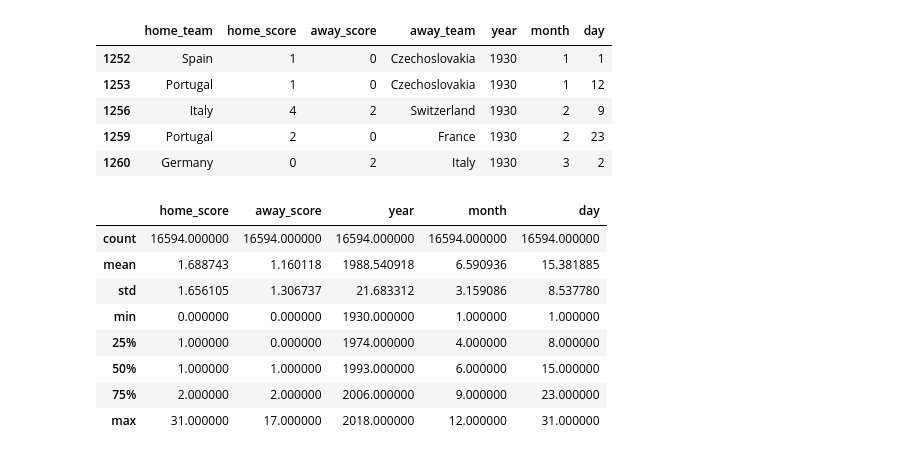
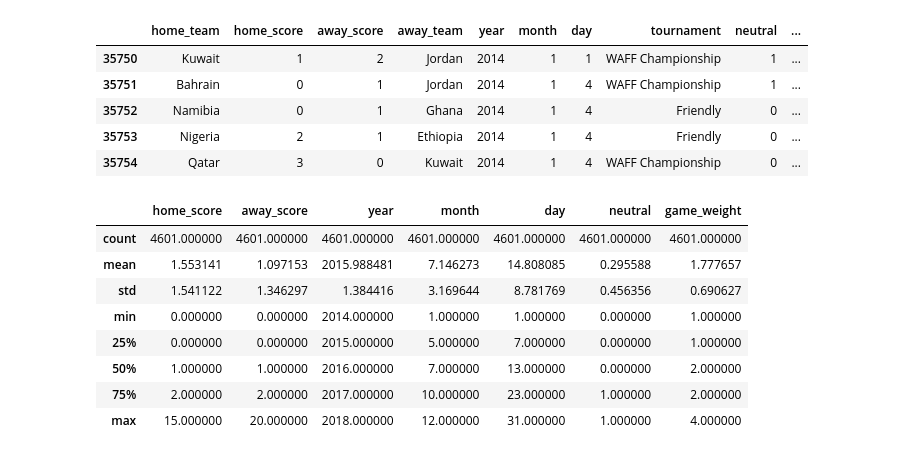
Before and after one commit to ianfreitas1/ic-futebol, a Jupyter notebook: International Matches.ipynb, the cells around one changed output. Saved outputs shown, nothing was run; the diff lists cells and outputs as text; code cells hidden in the pictures.

```diff
--- a/International Matches.ipynb
+++ b/International Matches.ipynb
@@ -1,38 +1,56 @@
 # %%
 import pandas as pd
 import matplotlib.pyplot as plt
 import numpy as np
 import seaborn
 from scipy.stats import poisson,skellam
 
 world_cup_matches = pd.read_csv("C:\\Users\\ianfr\\Documents\\dev\\inteligencia-computacional\\dataset\\results.csv")
 world_cup_matches['year'] = world_cup_matches['date'].str[:4].astype(int)
 world_cup_matches['month'] = world_cup_matches['date'].str[5:7].astype(int)
 world_cup_matches['day'] = world_cup_matches['date'].str[8:].astype(int)
-world_cup_matches = world_cup_matches[['home_team', 'home_score', 'away_score', 'away_team', 'year', 'month', 'day']]
-world_cup_matches = world_cup_matches[(world_cup_matches.year) >= 1930]
+world_cup_matches['neutral'] = world_cup_matches['neutral'].astype(int)
+lista = world_cup_matches['tournament'].unique().tolist()
+index = 0
+lista_nova = []
+for i in world_cup_matches['tournament']:
+    if i == 'Friendly':
+        lista_nova.append(1)
+    elif i == 'FIFA World Cup qualification':
+        lista_nova.append(2.5)
+    elif i == 'Confederations Cup':
+        lista_nova.append(3)
+    elif i == 'FIFA World Cup':
+        lista_nova.append(4)
+    else:
+        lista_nova.append(2)
+    index += 1
+#print(lista)
+world_cup_matches['game_weight'] = lista_nova
+world_cup_matches = world_cup_matches[['home_team', 'home_score', 'away_score', 'away_team', 'year', 'month', 'day', 'tournament', 'neutral', 'game_weight']]
+world_cup_matches = world_cup_matches[(world_cup_matches.year) >= 2014]
 world_cup_matches = world_cup_matches[(world_cup_matches.year) <= 2018]
 teams = ['Russia', 'Brazil', 'Australia', 'Iran', 'Japan', 'Saudi Arabia', 'South Korea', 'Egypt', 'Morocco', 'Nigeria', 'Senegal', 'Tunisia', 'Costa Rica', 'Mexico', 'Panama', 'Argentina', 'Colombia', 'Peru', 'Uruguay', 'Belgium', 'Croatia', 'Denmark', 'England', 'France', 'Germany', 'Iceland', 'Poland', 'Portugal', 'Serbia', 'Spain', 'Sweden', 'Switzerland']
 teams.sort()
-world_cup_matches = world_cup_matches[world_cup_matches.home_team.isin(teams) | world_cup_matches.away_team.isin(teams)]
+#world_cup_matches = world_cup_matches[world_cup_matches.home_team.isin(teams) | world_cup_matches.away_team.isin(teams)]
 world_cup_matches.head()
 # %% [output]
-|  | home_team | home_score | away_score | away_team | year | month | day |
-| 1252 | Spain | 1 | 0 | Czechoslovakia | 1930 | 1 | 1 |
-| 1253 | Portugal | 1 | 0 | Czechoslovakia | 1930 | 1 | 12 |
-| 1256 | Italy | 4 | 2 | Switzerland | 1930 | 2 | 9 |
-| 1259 | Portugal | 2 | 0 | France | 1930 | 2 | 23 |
-| 1260 | Germany | 0 | 2 | Italy | 1930 | 3 | 2 |
+|  | home_team | home_score | away_score | away_team | year | month | day | tournament | neutral | ... |
+| 35750 | Kuwait | 1 | 2 | Jordan | 2014 | 1 | 1 | WAFF Championship | 1 | ... |
+| 35751 | Bahrain | 0 | 1 | Jordan | 2014 | 1 | 4 | WAFF Championship | 1 | ... |
+| 35752 | Namibia | 0 | 1 | Ghana | 2014 | 1 | 4 | Friendly | 0 | ... |
+| 35753 | Nigeria | 2 | 1 | Ethiopia | 2014 | 1 | 4 | Friendly | 0 | ... |
+| 35754 | Qatar | 3 | 0 | Kuwait | 2014 | 1 | 4 | WAFF Championship | 0 | ... |
 # %%
 world_cup_matches.describe()
 # %% [output]
-|  | home_score | away_score | year | month | day |
-| count | 16594.000000 | 16594.000000 | 16594.000000 | 16594.000000 | 16594.000000 |
-| mean | 1.688743 | 1.160118 | 1988.540918 | 6.590936 | 15.381885 |
-| std | 1.656105 | 1.306737 | 21.683312 | 3.159086 | 8.537780 |
-| min | 0.000000 | 0.000000 | 1930.000000 | 1.000000 | 1.000000 |
-| 25% | 1.000000 | 0.000000 | 1974.000000 | 4.000000 | 8.000000 |
-| 50% | 1.000000 | 1.000000 | 1993.000000 | 6.000000 | 15.000000 |
-| 75% | 2.000000 | 2.000000 | 2006.000000 | 9.000000 | 23.000000 |
-| max | 31.000000 | 17.000000 | 2018.000000 | 12.000000 | 31.000000 |
+|  | home_score | away_score | year | month | day | neutral | game_weight |
+| count | 4601.000000 | 4601.000000 | 4601.000000 | 4601.000000 | 4601.000000 | 4601.000000 | 4601.000000 |
+| mean | 1.553141 | 1.097153 | 2015.988481 | 7.146273 | 14.808085 | 0.295588 | 1.777657 |
+| std | 1.541122 | 1.346297 | 1.384416 | 3.169644 | 8.781769 | 0.456356 | 0.690627 |
+| min | 0.000000 | 0.000000 | 2014.000000 | 1.000000 | 1.000000 | 0.000000 | 1.000000 |
+| 25% | 0.000000 | 0.000000 | 2015.000000 | 5.000000 | 7.000000 | 0.000000 | 1.000000 |
+| 50% | 1.000000 | 1.000000 | 2016.000000 | 7.000000 | 13.000000 | 0.000000 | 2.000000 |
+| 75% | 2.000000 | 2.000000 | 2017.000000 | 10.000000 | 23.000000 | 1.000000 | 2.000000 |
+| max | 15.000000 | 20.000000 | 2018.000000 | 12.000000 | 31.000000 | 1.000000 | 4.000000 |
 # %%
```
Also changed, not shown: parts of 22 cells of this notebook, 2 other files.
